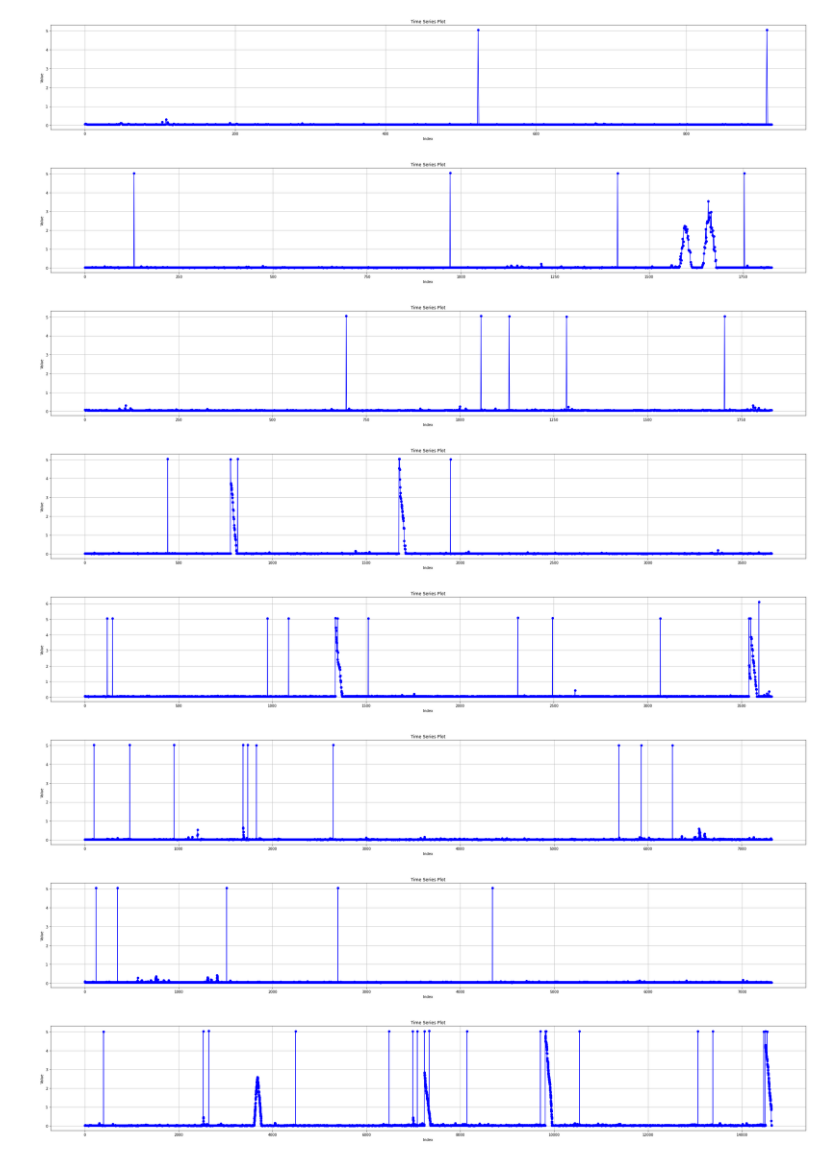
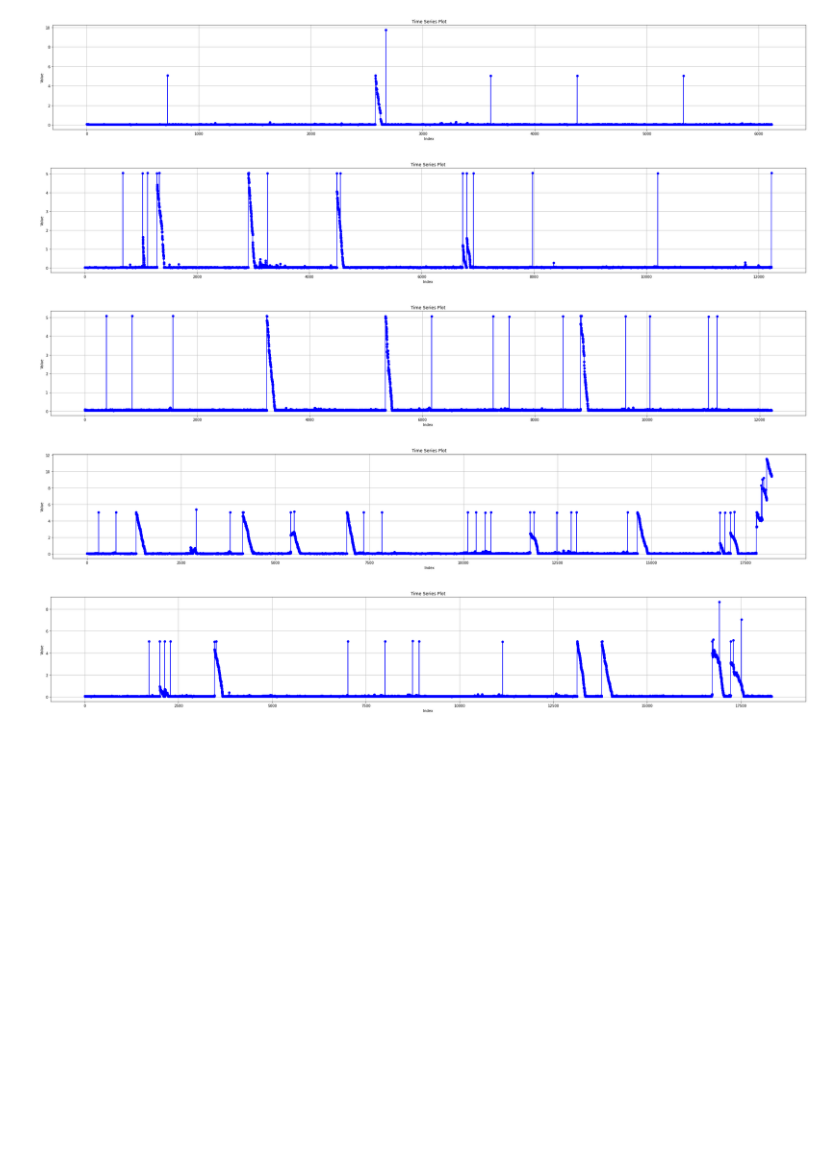
Before and after one commit to ivanzy/professor, a Jupyter notebook: scripts/check-data.ipynb, the cells around one changed output. Saved outputs shown, nothing was run; the diff lists cells and outputs as text; code cells hidden in the pictures; blank space fills up the shorter version.

Commit message:
feat: graphs

```diff
--- a/scripts/check-data.ipynb
+++ b/scripts/check-data.ipynb
@@ -23,17 +23,23 @@ def plot_csv_as_timeseries(filename):
     print(f"Standard Deviation: {std_value}")
 # %%
 filenames = [
-    "../src/new-experiments/auto-600-30-Features.csv",
-    "../src/new-experiments/auto-600-30-RawExtract.csv",
-    "../src/new-experiments/auto-600-60-Features.csv",
-    "../src/new-experiments/auto-600-60-RawExtract.csv",
-    "../src/new-experiments/auto-600-120-Features.csv",
-    "../src/new-experiments/auto-600-120-RawExtract.csv",
-    "../src/new-experiments/auto-600-240-Features.csv",
-    "../src/new-experiments/auto-600-240-RawExtract.csv",
-    "../src/new-experiments/auto-600-480-Features.csv",
-    "../src/new-experiments/auto-600-480-RawExtract.csv",
-
+     "../src/new-experiments/auto-600-200-Features.csv",
+      "../src/new-experiments/auto-600-200-RawExtract.csv",
+      "../src/new-experiments/auto-600-400-Features.csv",
+      "../src/new-experiments/auto-600-400-RawExtract.csv",
+      "../src/new-experiments/auto-600-600-Features.csv",
+      "../src/new-experiments/auto-600-600-RawExtract.csv",
+#     "../src/new-experiments/auto-600-30-Features.csv",
+#     "../src/new-experiments/auto-600-30-RawExtract.csv",
+#     "../src/new-experiments/auto-600-60-Features.csv",
+#     "../src/new-experiments/auto-600-60-RawExtract.csv",
+#     "../src/new-experiments/auto-600-120-Features.csv",
+#     "../src/new-experiments/auto-600-120-RawExtract.csv",
+#     "../src/new-experiments/auto-600-240-Features.csv",
+#     "../src/new-experiments/auto-600-240-RawExtract.csv",
+#     "../src/new-experiments/auto-600-480-Features.csv",
+#     "../src/new-experiments/auto-600-480-RawExtract.csv",
+#
 ]
 for file in filenames:
     print(file)
@@ -61,8 +67,5 @@ Standard Deviation: 1.5249289327043782
-[figure, old version]
+[figure, new version]
-[figure, old version]
+[figure, new version]
-[figure, old version]
+[figure, new version]
-[figure, old version]
+[figure, new version]
-[figure, old version]
+[figure, new version]
-[figure, removed]
-[figure, removed]
-[figure, removed]
```
Also changed, not shown: parts of 8 cells of this notebook, 8 other files.
